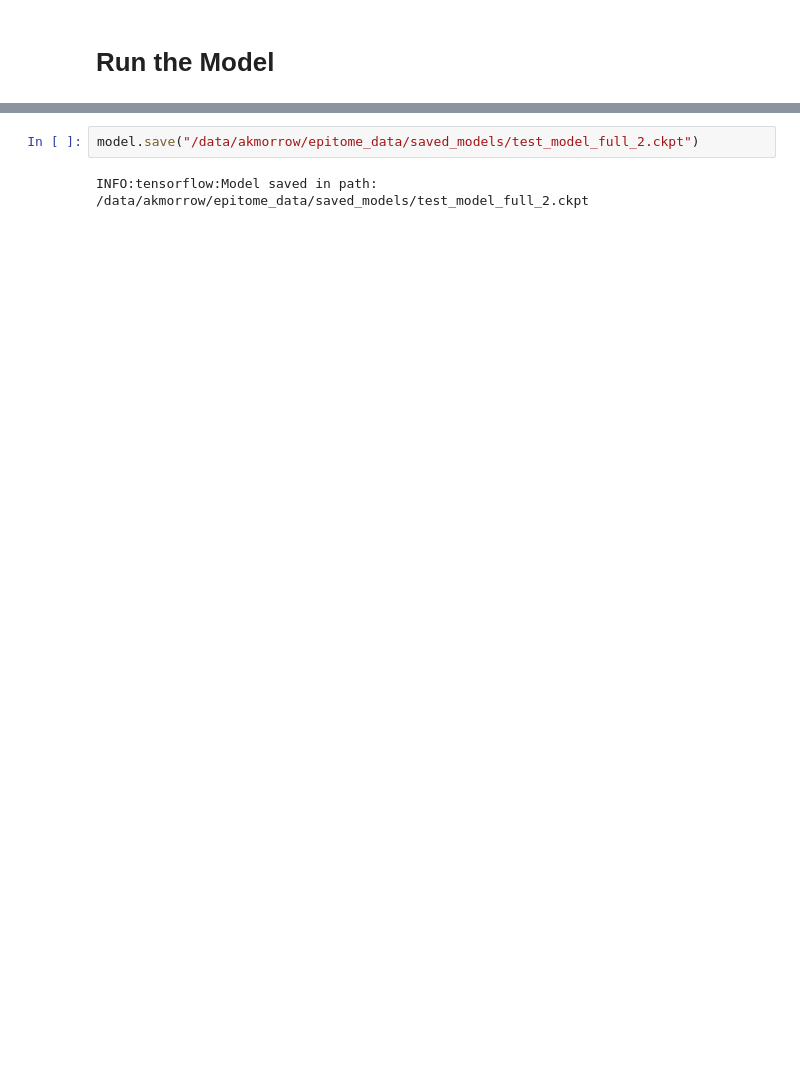
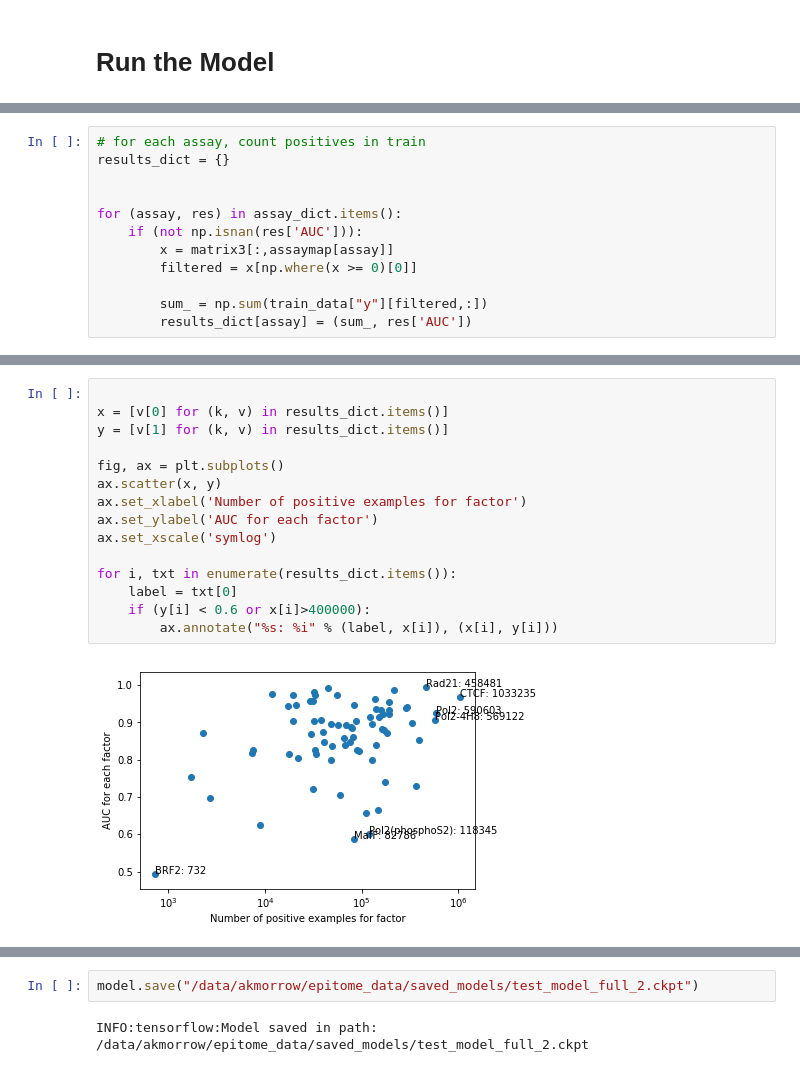
Before and after one commit to YosefLab/epitome, a Jupyter notebook: dnase/DNase_similarity_save_model.ipynb, the cells around one changed output, grey strips where cells are left out. Drawn from its saved outputs; the diff is of its cells as text; blank space fills up the shorter version.

```diff
--- a/dnase/DNase_similarity_save_model.ipynb
+++ b/dnase/DNase_similarity_save_model.ipynb
@@ -184,0 +258,12 @@ INFO:tensorflow:ARID3A: AUC:nan avPR:nan        GINI:nan
+# %%
+# for each assay, count positives in train
+results_dict = {}
+
+
+for (assay, res) in assay_dict.items():
+    if (not np.isnan(res['AUC'])):
+        x = matrix3[:,assaymap[assay]]
+        filtered = x[np.where(x >= 0)[0]]
+
+        sum_ = np.sum(train_data["y"][filtered,:])
+        results_dict[assay] = (sum_, res['AUC'])
@@ -184,0 +274,17 @@ INFO:tensorflow:ARID3A: AUC:nan avPR:nan        GINI:nan
+# %%
+
+x = [v[0] for (k, v) in results_dict.items()]
+y = [v[1] for (k, v) in results_dict.items()]
+
+fig, ax = plt.subplots()
+ax.scatter(x, y)
+ax.set_xlabel('Number of positive examples for factor')
+ax.set_ylabel('AUC for each factor')
+ax.set_xscale('symlog')
+
+for i, txt in enumerate(results_dict.items()):
+    label = txt[0]
+    if (y[i] < 0.6 or x[i]>400000):
+        ax.annotate("%s: %i" % (label, x[i]), (x[i], y[i]))
+# %% [output]
+[figure, added]
```
Also changed, not shown: parts of 24 cells of this notebook, 7 other files.
